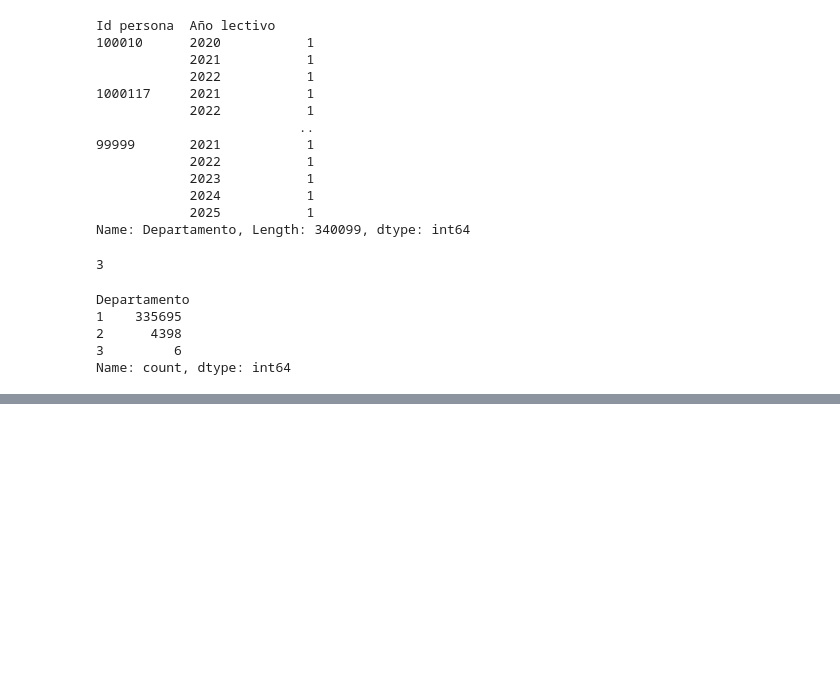
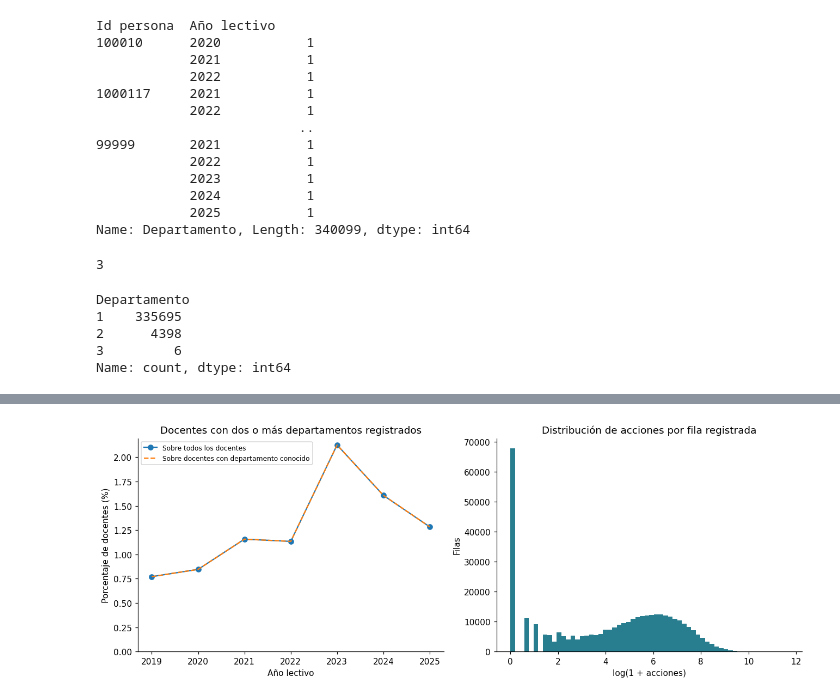
Before and after one commit to Albertmestre1256/Analisis-de-metricas-Ceibal, a Jupyter notebook: Proyecto/Etapa II - Exploración primaria + Limpieza/EDA - Docentes.ipynb, the cells around one changed output, grey strips where cells are left out. Cells and saved outputs as stored; diff of their text form; code cells hidden in the pictures; blank space fills up the shorter version.

Commit message:
Finalización del EDA - Docente

```diff
--- a/Proyecto/Etapa II - Exploración primaria + Limpieza/EDA - Docentes.ipynb
+++ b/Proyecto/Etapa II - Exploración primaria + Limpieza/EDA - Docentes.ipynb
@@ -750,12 +814,8 @@ Name: count, dtype: int64
 # %%
 dos_o_mas_deptos = deptos_por_docente_year >= 2
 revision6 = deptos_por_docente_year[dos_o_mas_deptos]
-len(revision6)
-
-por_year = revision6.groupby(level="Año lectivo").size()
-por_year
-
-print(f"Casos docente con 2 o más departamentos: {len(revision6)}")
-print(f"--------- --------- --------- ---------\nCasos de docentes por año con más de dos departamentos : {por_year}")
-print(f"--------- --------- --------- ---------\nLa cantidad de docentes que trabajaron entre el 2019 y el 2025 en más de un departamento son: {revision6.index.get_level_values("Id persona").nunique()}")
+por_year = revision6.groupby(level=YEAR).size()
+print(f"Casos docente–año con dos o más departamentos conocidos: {len(revision6):,}")
+print(f"Personas distintas con esa condición en al menos un año: {revision6.index.get_level_values(ID).nunique():,}")
+display(por_year.rename("docentes_con_2_o_mas_departamentos"))
 # %% [output]
@@ -777,0 +852,14 @@ La cantidad de docentes que trabajaron entre el 2019 y el 2025 en más de un dep
+# %%
+con_depto_por_year = df_con_depto.groupby(YEAR)[ID].nunique()
+tabla_anual = pd.DataFrame({
+    "docentes_registrados": docentes_por_year,
+    "con_departamento_conocido": con_depto_por_year,
+    "con_2_o_mas_departamentos": por_year,
+}).fillna(0).astype(int)
+tabla_anual["sin_departamento_conocido"] = tabla_anual["docentes_registrados"] - tabla_anual["con_departamento_conocido"]
+tabla_anual["porcentaje_sobre_total"] = tabla_anual["con_2_o_mas_departamentos"] / tabla_anual["docentes_registrados"] * 100
+tabla_anual["porcentaje_sobre_conocidos"] = tabla_anual["con_2_o_mas_departamentos"] / tabla_anual["con_departamento_conocido"] * 100
+assert tabla_anual["con_2_o_mas_departamentos"].sum() == len(revision6)
+assert tabla_anual["sin_departamento_conocido"].sum() == 23
+guardar_tabla(tabla_anual, SALIDAS, "departamentos_por_anio")
+display(tabla_anual.round(4))
@@ -777,0 +1078,14 @@ La cantidad de docentes que trabajaron entre el 2019 y el 2025 en más de un dep
+# %%
+fig, axes = plt.subplots(1, 2, figsize=(12, 4.5))
+axes[0].plot(tabla_anual.index, tabla_anual["porcentaje_sobre_total"], marker="o", label="Sobre todos los docentes")
+axes[0].plot(tabla_anual.index, tabla_anual["porcentaje_sobre_conocidos"], linestyle="--", label="Sobre docentes con departamento conocido")
+axes[0].set(title="Docentes con dos o más departamentos registrados", xlabel="Año lectivo", ylabel="Porcentaje de docentes (%)", ylim=(0, None))
+axes[0].legend(fontsize=8)
+axes[1].hist(np.log1p(df_limpio["acciones"]), bins=60, color="#287D8E")
+axes[1].set(title="Distribución de acciones por fila registrada", xlabel="log(1 + acciones)", ylabel="Filas")
+fig.tight_layout()
+fig.savefig(SALIDAS / "diagnostico_docentes.png", dpi=160)
+plt.show()
+plt.close(fig)
+# %% [output]
+[figure, added]
```
Also changed, not shown: parts of 36 cells of this notebook, 40 other files.
